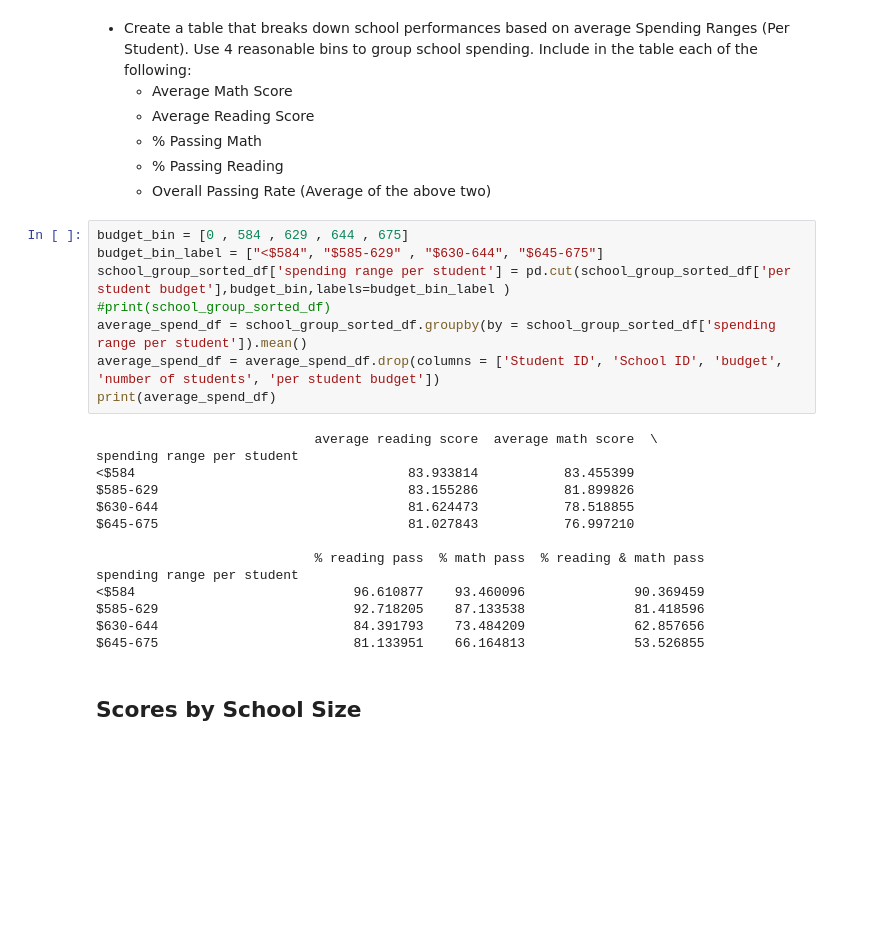
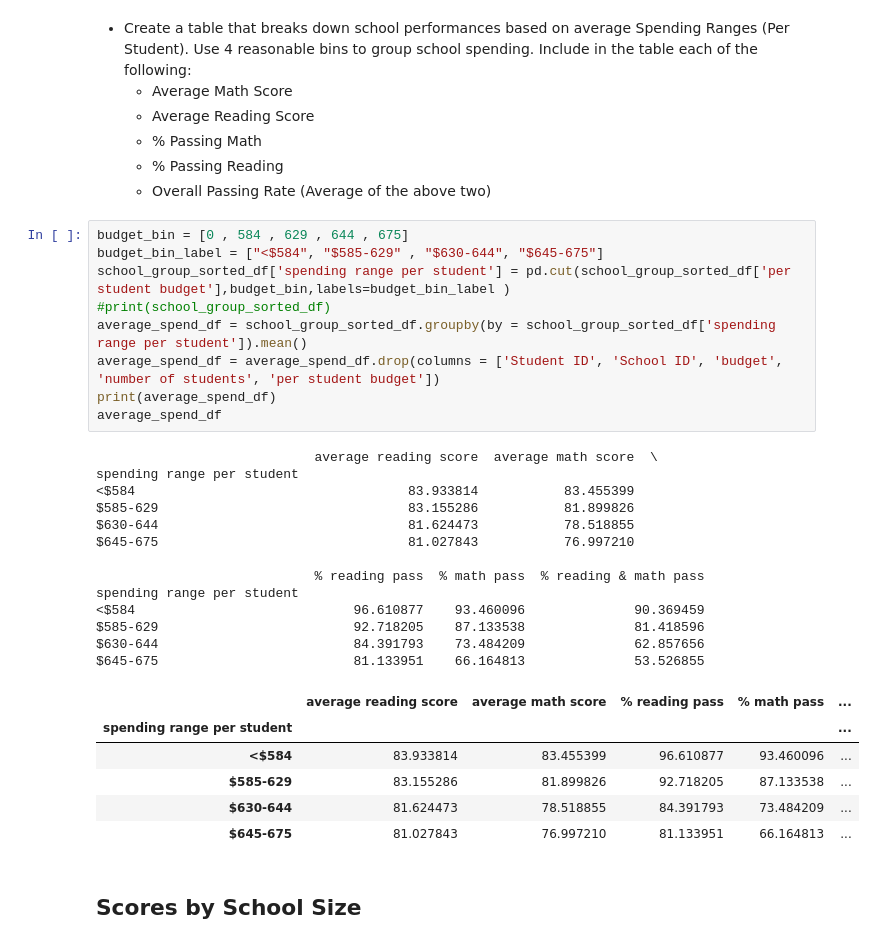
Before and after one commit to theaddies/pandas-challenge, a Jupyter notebook: PyCitySchools/PyCitySchools.ipynb, the cells around one changed output. Cells and saved outputs as stored; diff of their text form; blank space fills up the shorter version.

```diff
--- a/PyCitySchools/PyCitySchools.ipynb
+++ b/PyCitySchools/PyCitySchools.ipynb
@@ -518,25 +518,32 @@ Wright High School     84   84   84   84
 # %%
 budget_bin = [0 , 584 , 629 , 644 , 675]
 budget_bin_label = ["<$584", "$585-629" , "$630-644", "$645-675"]
 school_group_sorted_df['spending range per student'] = pd.cut(school_group_sorted_df['per student budget'],budget_bin,labels=budget_bin_label )
 #print(school_group_sorted_df)
 average_spend_df = school_group_sorted_df.groupby(by = school_group_sorted_df['spending range per student']).mean()
 average_spend_df = average_spend_df.drop(columns = ['Student ID', 'School ID', 'budget', 'number of students', 'per student budget'])
 print(average_spend_df)
+average_spend_df
 # %% [output]
                             average reading score  average math score  \
 spending range per student
 <$584                                   83.933814           83.455399
 $585-629                                83.155286           81.899826
 $630-644                                81.624473           78.518855
 $645-675                                81.027843           76.997210
 
                             % reading pass  % math pass  % reading & math pass
 spending range per student
 <$584                            96.610877    93.460096              90.369459
 $585-629                         92.718205    87.133538              81.418596
 $630-644                         84.391793    73.484209              62.857656
 $645-675                         81.133951    66.164813              53.526855
+|  | average reading score | average math score | % reading pass | % math pass | ... |
+| spending range per student |  |  |  |  | ... |
+| <$584 | 83.933814 | 83.455399 | 96.610877 | 93.460096 | ... |
+| $585-629 | 83.155286 | 81.899826 | 92.718205 | 87.133538 | ... |
+| $630-644 | 81.624473 | 78.518855 | 84.391793 | 73.484209 | ... |
+| $645-675 | 81.027843 | 76.997210 | 81.133951 | 66.164813 | ... |
 # %% [markdown]
 ## Scores by School Size
 # %% [markdown]
```
Also changed, not shown: parts of 3 cells of this notebook.
